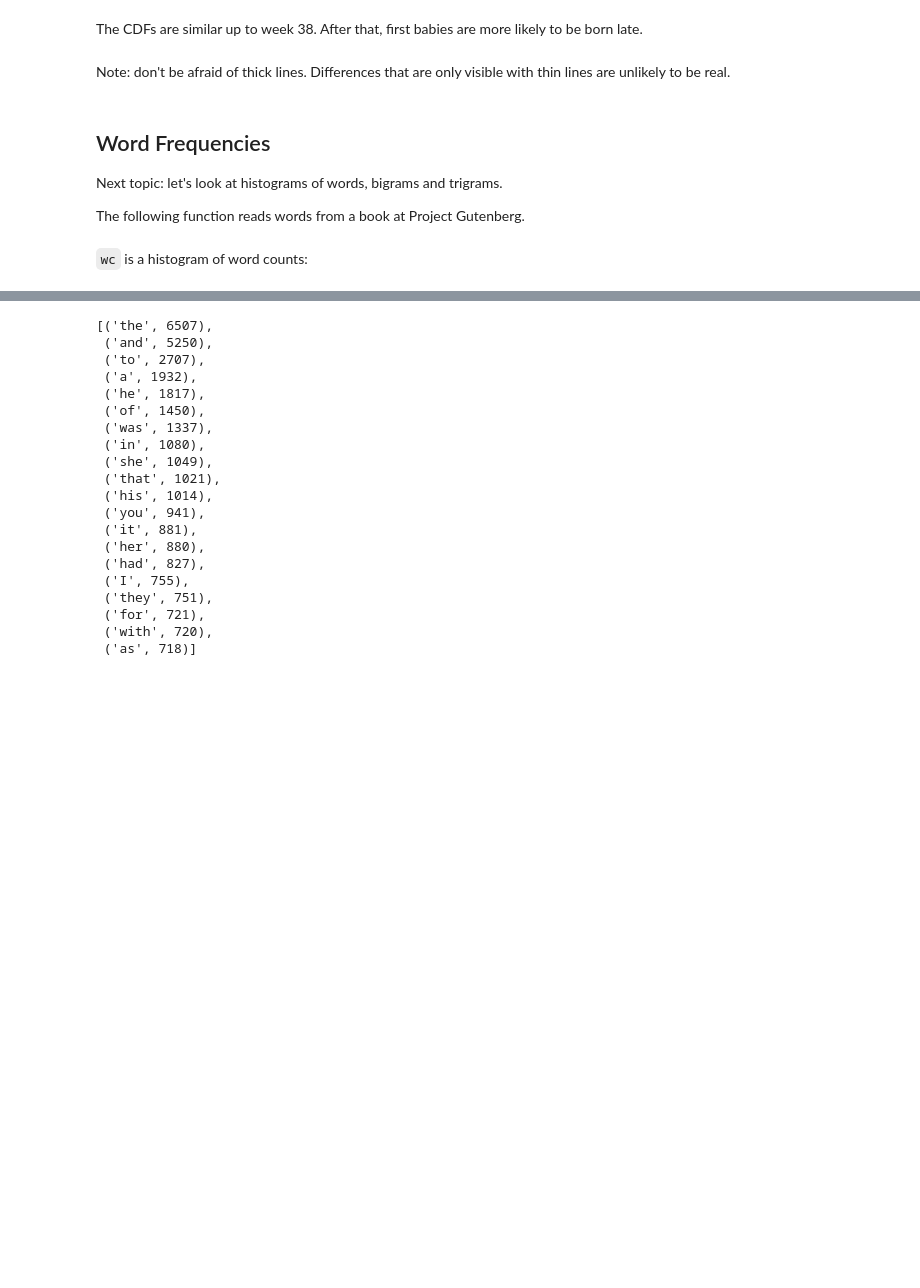
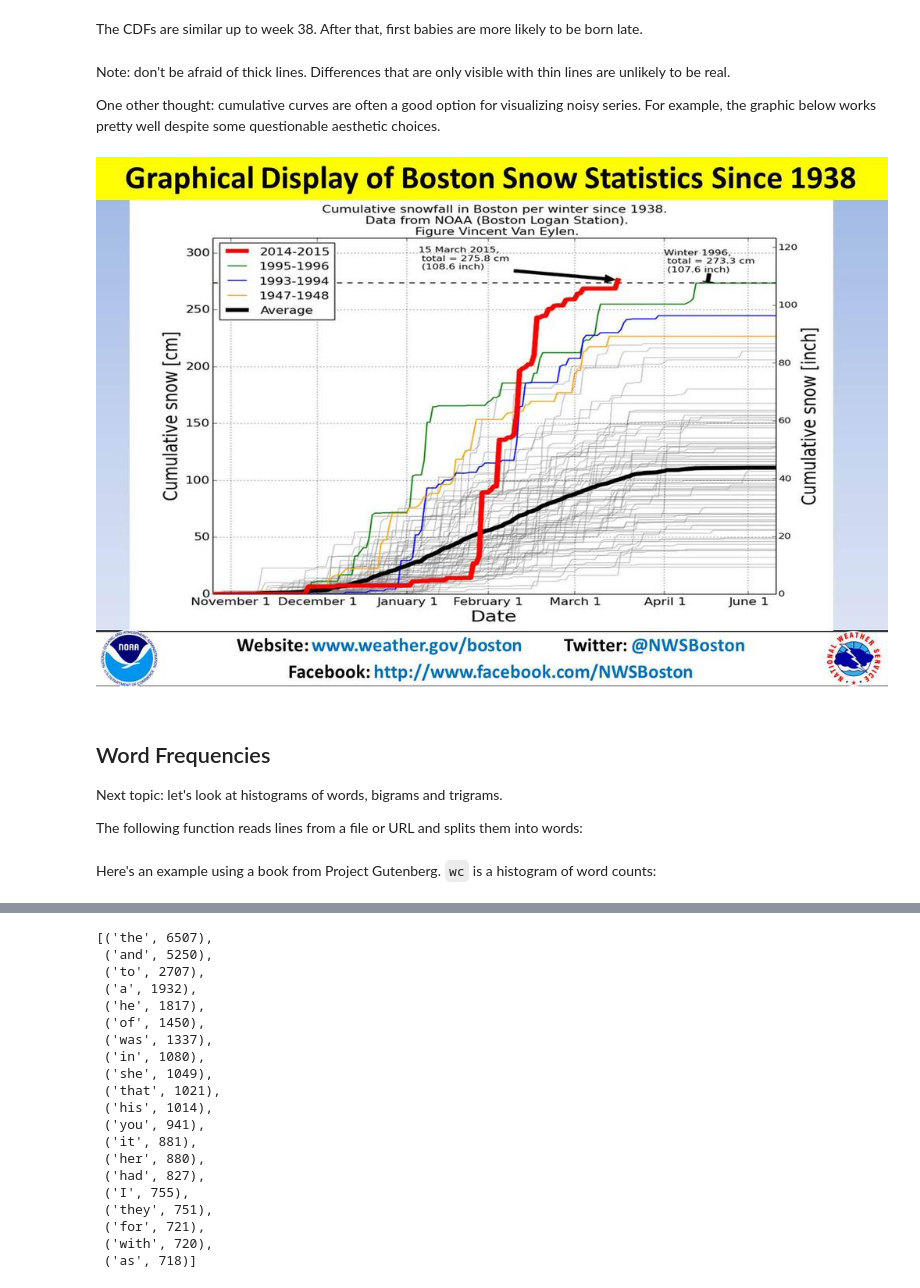
Before and after one commit to AllenDowney/CompStats, a Jupyter notebook: pmf_intro.ipynb, the cells around one changed output, grey strips where cells are left out. Drawn from its saved outputs; the diff is of its cells as text; code cells hidden in the pictures; blank space fills up the shorter version.

```diff
--- a/pmf_intro.ipynb
+++ b/pmf_intro.ipynb
@@ -401,11 +401,18 @@ plt.legend(loc='upper left')
 The CDFs are similar up to week 38.  After that, first babies are more likely to be born late.
 # %% [markdown]
 Note: don't be afraid of thick lines.  Differences that are only visible with thin lines are unlikely to be real.
+
+One other thought: cumulative curves are often a good option for visualizing noisy series.  For example, the graphic below works pretty well despite some questionable aesthetic choices.
+# %%
+from IPython.display import Image
+Image(filename='cumulative_snowfall.png')
+# %% [output]
+[figure, added]
 # %% [markdown]
 Word Frequencies
 ----------------
 
 Next topic: let's look at histograms of words, bigrams and trigrams.
 
-The following function reads words from a book at Project Gutenberg.
+The following function reads lines from a file or URL and splits them into words:
 # %%
@@ -419,4 +422,4 @@ def iterate_words(url='http://www.gutenberg.org/cache/epub/2591/pg2591.txt'):
         for word in line.split():
             yield word.strip()
 # %% [markdown]
-`wc` is a histogram of word counts:
+Here's an example using a book from Project Gutenberg.  `wc` is a histogram of word counts:
```
Also changed, not shown: parts of 15 cells of this notebook, 3 other files.
